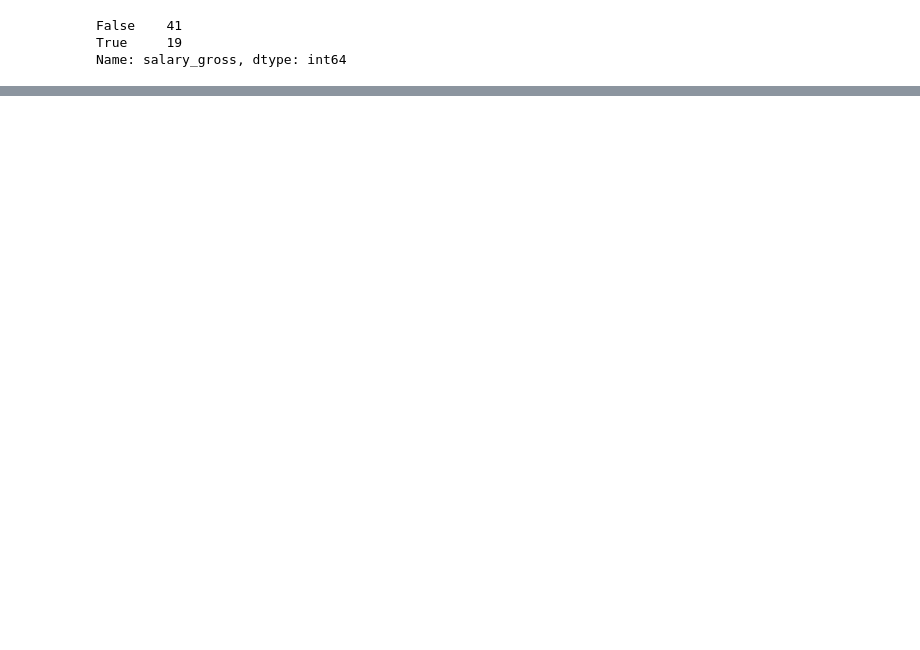
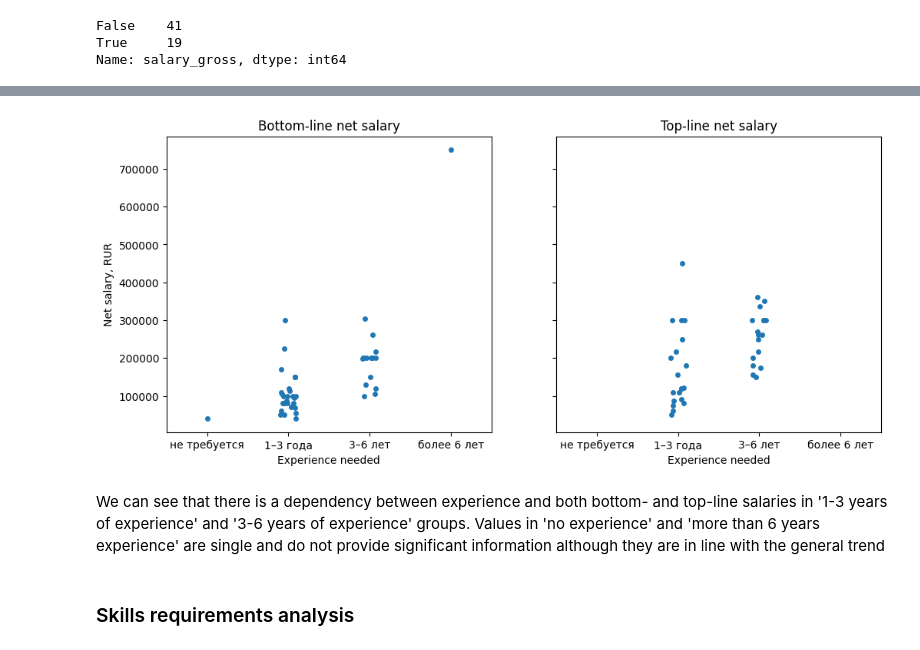
Before and after one commit to sharuhinda/vacancies_analysis, a Jupyter notebook: 03_vacancies_analysis.ipynb, the cells around one changed output, grey strips where cells are left out. Saved outputs shown, nothing was run; the diff lists cells and outputs as text; code cells hidden in the pictures; blank space fills up the shorter version.

```diff
--- a/03_vacancies_analysis.ipynb
+++ b/03_vacancies_analysis.ipynb
@@ -460,0 +177,5 @@ for n in range(len(vacancies_msk)):
+# %%
+cat_dtype = pd.CategoricalDtype(categories=['не требуется', '1–3 года', '3–6 лет', 'более 6 лет'], ordered=True)
+df['experience_needed_cat'] = df['experience_needed'].astype(cat_dtype)
+#df['experience_needed_cat'] = pd.Categorical(df['experience_needed'], categories=['не требуется', '1–3 года', '3–6 лет', 'более 6 лет'], ordered=True)
+df['experience_needed_cat']
@@ -460,0 +197,15 @@ for n in range(len(vacancies_msk)):
+# %%
+fig, axs = plt.subplots(1, 2, figsize=(12, 5), sharex=True, sharey=True)
+sns.stripplot(data=df, x='experience_needed_cat', y='net_income_from_rur', ax=axs[0]) # used instead catplot as catplot is figure-level
+sns.stripplot(data=df, x='experience_needed_cat', y='net_income_to_rur', ax=axs[1])
+axs[0].set_xlabel('Experience needed')
+axs[0].set_ylabel('Net salary, RUR')
+axs[0].set_title('Bottom-line net salary')
+axs[1].set_xlabel('Experience needed')
+axs[1].set_title('Top-line net salary');
+# %% [output]
+[figure, added]
+# %% [markdown]
+We can see that there is a dependency between experience and both bottom- and top-line salaries in '1-3 years of experience' and '3-6 years of experience' groups. Values in 'no experience' and 'more than 6 years experience' are single and do not provide significant information although they are in line with the general trend
+# %% [markdown]
+### Skills requirements analysis<a class="anchor" id="skills-analysis"></a>
```
Also changed, not shown: parts of 103 cells of this notebook, 1 other file.
